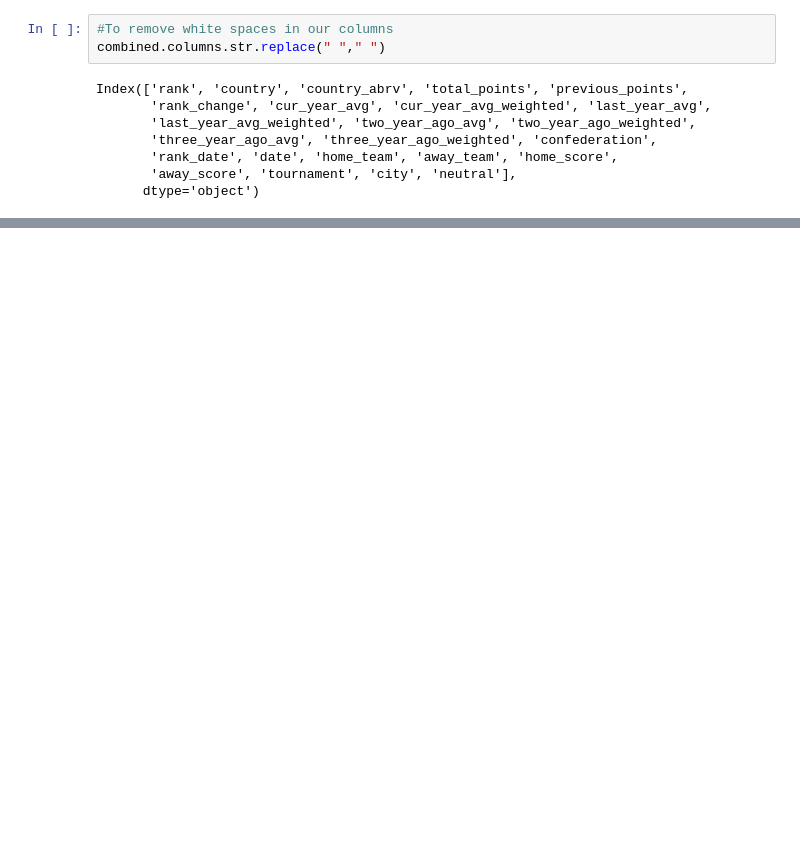
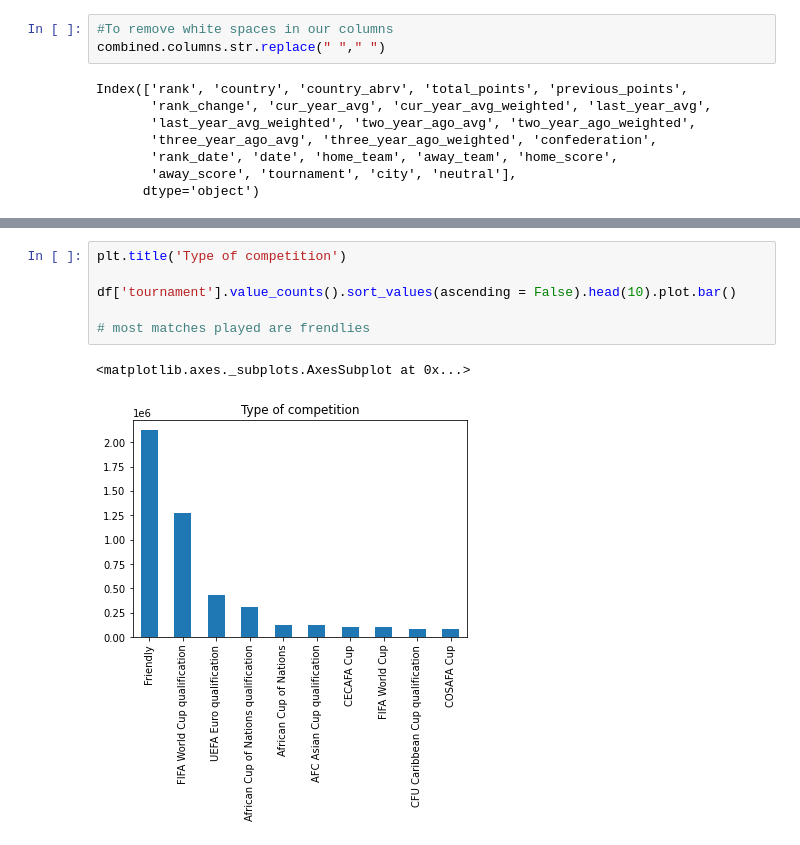
Before and after one commit to Kevinsamuelgitau/W9-IP, a Jupyter notebook: Samuel_Gitau_W6_IP.ipynb, the cells around one changed output, grey strips where cells are left out. Drawn from its saved outputs; the diff is of its cells as text; blank space fills up the shorter version.

```diff
--- a/Samuel_Gitau_W6_IP.ipynb
+++ b/Samuel_Gitau_W6_IP.ipynb
@@ -189,0 +342,9 @@ plt.show()
+# %%
+plt.title('Type of competition')
+
+df['tournament'].value_counts().sort_values(ascending = False).head(10).plot.bar()
+
+# most matches played are frendlies
+# %% [output]
+<matplotlib.axes._subplots.AxesSubplot at 0x...>
+[figure, added]
```
Also changed, not shown: parts of 52 cells of this notebook.
